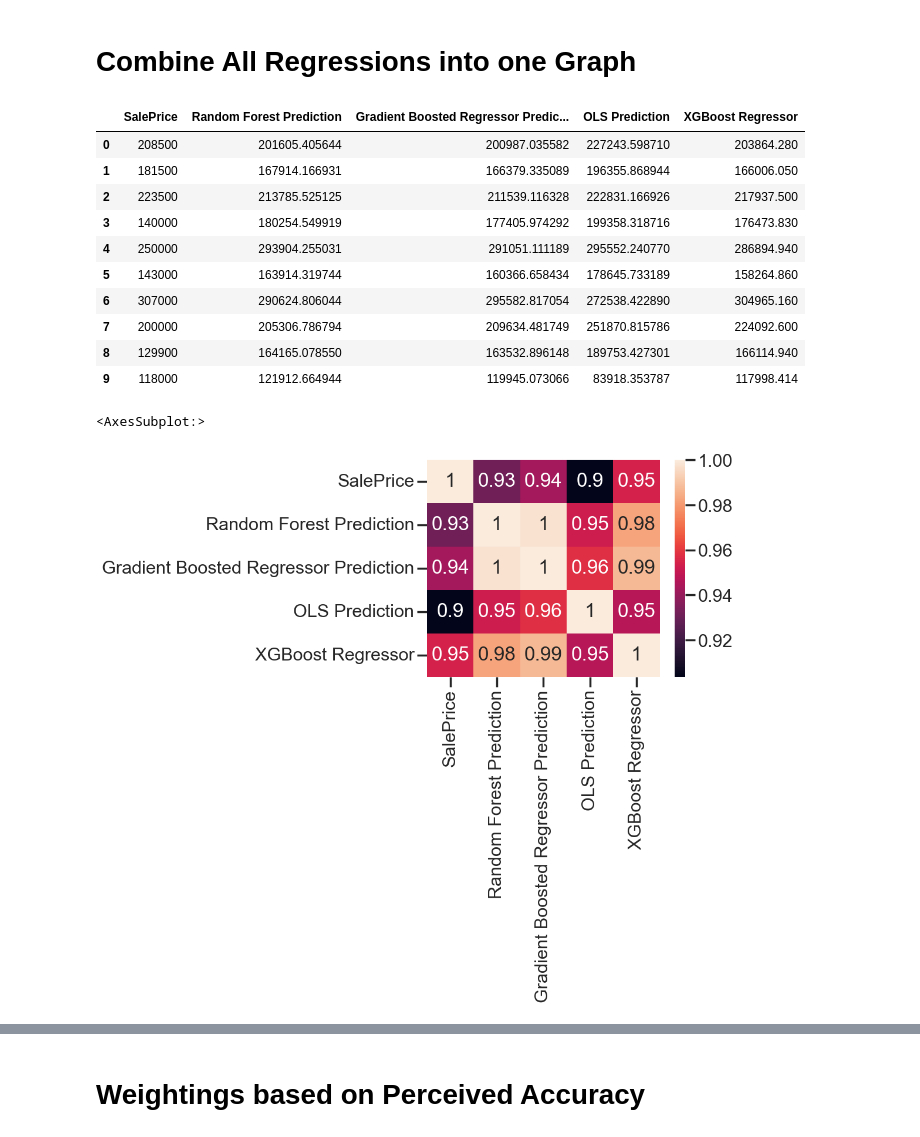
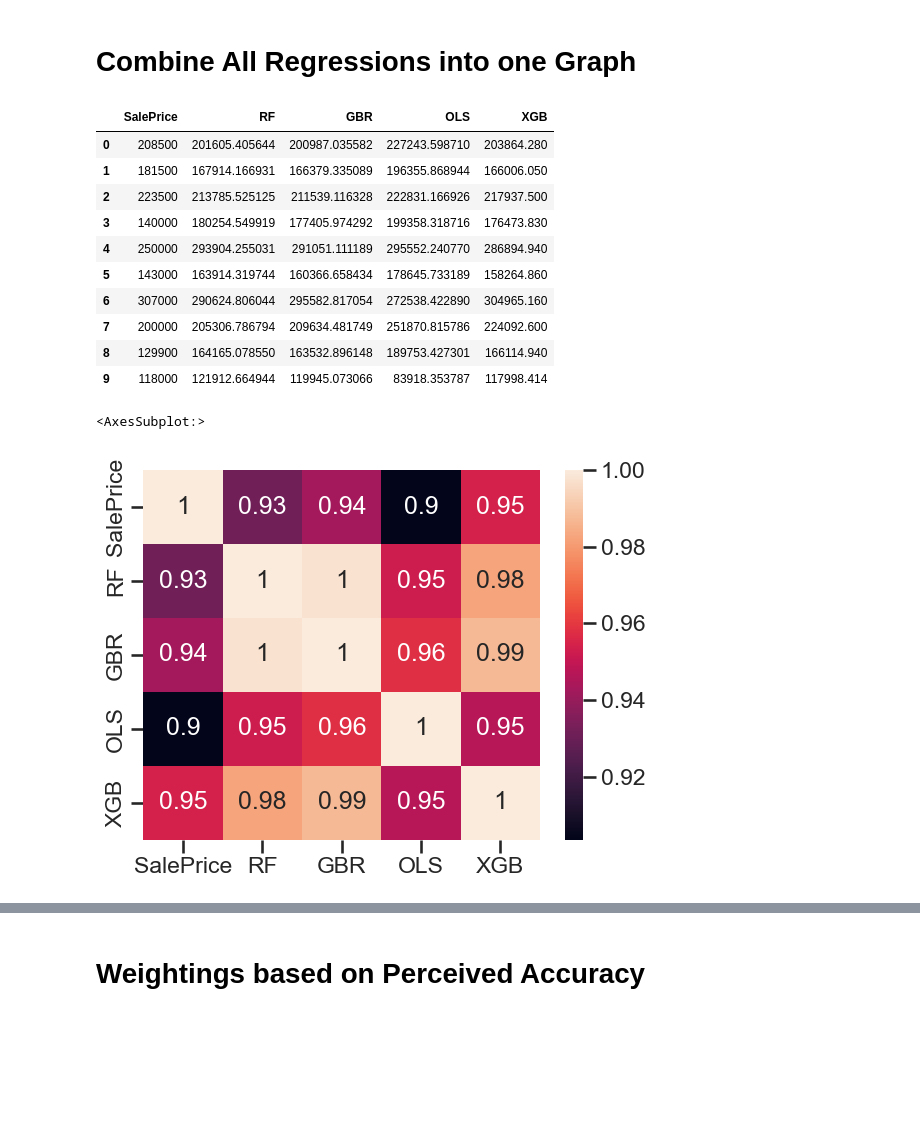
Before and after one commit to yummypugs/Data-Analytics-in-Business, a Jupyter notebook: 4.0.0 All graphs stacked.ipynb, the cells around one changed output, grey strips where cells are left out. Cells and saved outputs as stored; diff of their text form; code cells hidden in the pictures; blank space fills up the shorter version.

```diff
--- a/4.0.0 All graphs stacked.ipynb
+++ b/4.0.0 All graphs stacked.ipynb
@@ -20,20 +20,20 @@ sns.set_style("ticks")
 observed_price = cmn.get_stringless_training_data()
 prices = observed_price.iloc[:,-1:]
 rf = pd.read_csv("Exported_Data/RandomForestPrediction.csv")
-prices["Random Forest Prediction"] = rf.iloc[:,-1:]
+prices["RF"] = rf.iloc[:,-1:]
 
 gbr = pd.read_csv("Exported_Data/GBR.csv")
-prices["Gradient Boosted Regressor Prediction"] = gbr.iloc[:,-1:]
+prices["GBR"] = gbr.iloc[:,-1:]
 
 ols = pd.read_csv("Exported_Data/OLS.csv")
-prices["OLS Prediction"] = ols.iloc[:,-1:]
+prices["OLS"] = ols.iloc[:,-1:]
 
 xgb = pd.read_csv("Exported_Data/XGB.csv")
-prices["XGBoost Regressor"] = xgb.iloc[:,-1:]
+prices["XGB"] = xgb.iloc[:,-1:]
 
 prices.head(10)
 # %% [output]
-|  | SalePrice | Random Forest Prediction | Gradient Boosted Regressor Predic... | OLS Prediction | XGBoost Regressor |
+|  | SalePrice | RF | GBR | OLS | XGB |
 | 0 | 208500 | 201605.405644 | 200987.035582 | 227243.598710 | 203864.280 |
 | 1 | 181500 | 167914.166931 | 166379.335089 | 196355.868944 | 166006.050 |
 | 2 | 223500 | 213785.525125 | 211539.116328 | 222831.166926 | 217937.500 |
@@ -45,10 +45,12 @@ prices.head(10)
 | 8 | 129900 | 164165.078550 | 163532.896148 | 189753.427301 | 166114.940 |
 | 9 | 118000 | 121912.664944 | 119945.073066 | 83918.353787 | 117998.414 |
 # %%
+sns.set_context("talk")
+sns.set_style("ticks")
 sns.heatmap(prices.corr().abs(),  annot=True)
 # %% [output]
 <AxesSubplot:>
-[figure, old version]
+[figure, new version]
 # %%
 fig, ax = plt.subplots(figsize=(15, 12))
 #ax = sns.lineplot(prices)
```
Also changed, not shown: parts of 10 cells of this notebook, 5 other files.
